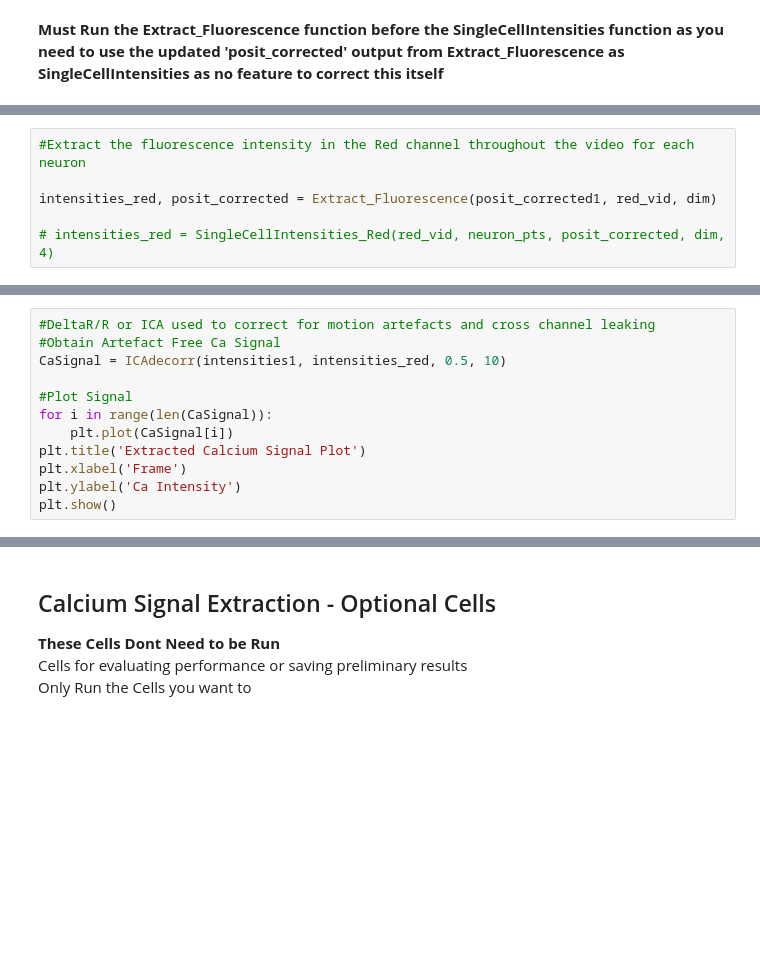
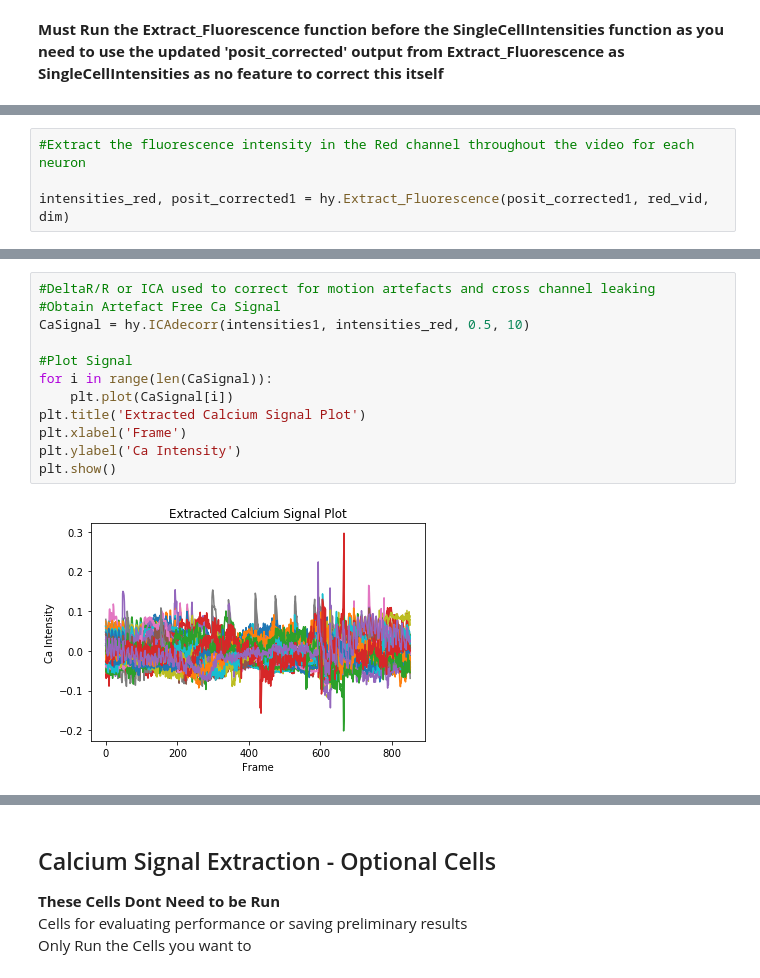
Before and after one commit to N0AHt/Hydra-Neural-Activity-Analysis, a Jupyter notebook: Neural Activity Analysis/SCHyA_user_script.ipynb, the cells around one changed output, grey strips where cells are left out. Cells and saved outputs as stored; diff of their text form; blank space fills up the shorter version.

```diff
--- a/Neural Activity Analysis/SCHyA_user_script.ipynb
+++ b/Neural Activity Analysis/SCHyA_user_script.ipynb
@@ -81,9 +87,7 @@ NameError: name 'posit' is not defined
 # %%
 #Extract the fluorescence intensity in the Red channel throughout the video for each neuron
 
-intensities_red, posit_corrected = Extract_Fluorescence(posit_corrected1, red_vid, dim)
-
-# intensities_red = SingleCellIntensities_Red(red_vid, neuron_pts, posit_corrected, dim, 4)
+intensities_red, posit_corrected1 = hy.Extract_Fluorescence(posit_corrected1, red_vid, dim)
 # %%
 #plot raw neuronal intensities & display number of fully tracked neurons
 number_of_neurons = len(intensities1)
@@ -105,15 +113,17 @@ for track in range(len(intensities1)):
 # %%
 #DeltaR/R or ICA used to correct for motion artefacts and cross channel leaking
 #Obtain Artefact Free Ca Signal
-CaSignal = ICAdecorr(intensities1, intensities_red, 0.5, 10)
+CaSignal = hy.ICAdecorr(intensities1, intensities_red, 0.5, 10)
 
 #Plot Signal
 for i in range(len(CaSignal)):
     plt.plot(CaSignal[i])
 plt.title('Extracted Calcium Signal Plot')
 plt.xlabel('Frame')
 plt.ylabel('Ca Intensity')
 plt.show()
+# %% [output]
+[figure, added]
 # %%
 #Plot Heatmap of Calcium Signal
 #can normalise here for better signal...
```
Also changed, not shown: parts of 42 cells of this notebook.
